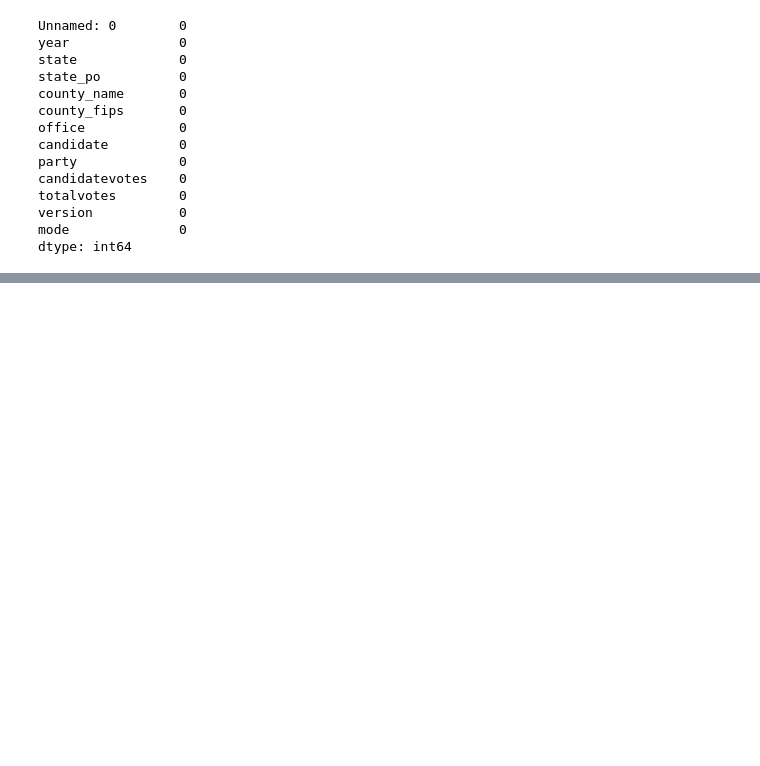
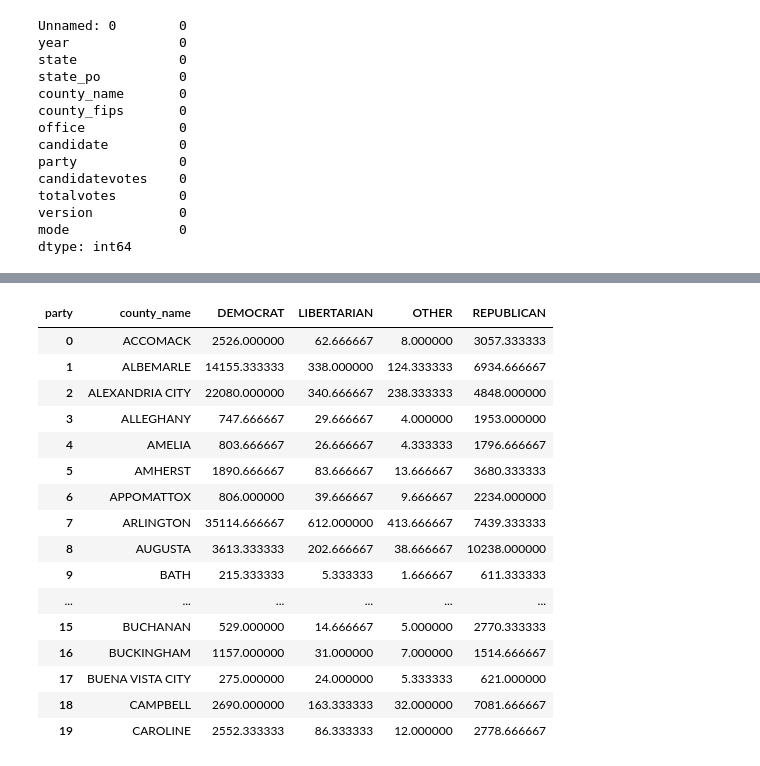
Before and after one commit to dha5sm/project_voting, a Jupyter notebook: Data_exploration_project_voting.ipynb, the cells around one changed output, grey strips where cells are left out. Drawn from its saved outputs; the diff is of its cells as text; code cells hidden in the pictures; blank space fills up the shorter version.

```diff
--- a/Data_exploration_project_voting.ipynb
+++ b/Data_exploration_project_voting.ipynb
@@ -92,0 +119,23 @@ dtype: int64
+# %%
+df_Votes_2020 = df_Votes[df_Votes['year'] == 2020]
+
+df_Votes_party = df_Votes_2020.pivot_table(index="county_name", columns="party", values="candidatevotes", fill_value=0).reset_index()
+df_Votes_party.head(20)
+# %% [output]
+| party | county_name | DEMOCRAT | LIBERTARIAN | OTHER | REPUBLICAN |
+| 0 | ACCOMACK | 2526.000000 | 62.666667 | 8.000000 | 3057.333333 |
+| 1 | ALBEMARLE | 14155.333333 | 338.000000 | 124.333333 | 6934.666667 |
+| 2 | ALEXANDRIA CITY | 22080.000000 | 340.666667 | 238.333333 | 4848.000000 |
+| 3 | ALLEGHANY | 747.666667 | 29.666667 | 4.000000 | 1953.000000 |
+| 4 | AMELIA | 803.666667 | 26.666667 | 4.333333 | 1796.666667 |
+| 5 | AMHERST | 1890.666667 | 83.666667 | 13.666667 | 3680.333333 |
+| 6 | APPOMATTOX | 806.000000 | 39.666667 | 9.666667 | 2234.000000 |
+| 7 | ARLINGTON | 35114.666667 | 612.000000 | 413.666667 | 7439.333333 |
+| 8 | AUGUSTA | 3613.333333 | 202.666667 | 38.666667 | 10238.000000 |
+| 9 | BATH | 215.333333 | 5.333333 | 1.666667 | 611.333333 |
+| ... | ... | ... | ... | ... | ... |
+| 15 | BUCHANAN | 529.000000 | 14.666667 | 5.000000 | 2770.333333 |
+| 16 | BUCKINGHAM | 1157.000000 | 31.000000 | 7.000000 | 1514.666667 |
+| 17 | BUENA VISTA CITY | 275.000000 | 24.000000 | 5.333333 | 621.000000 |
+| 18 | CAMPBELL | 2690.000000 | 163.333333 | 32.000000 | 7081.666667 |
+| 19 | CAROLINE | 2552.333333 | 86.333333 | 12.000000 | 2778.666667 |
```
Also changed, not shown: parts of 7 cells of this notebook.
